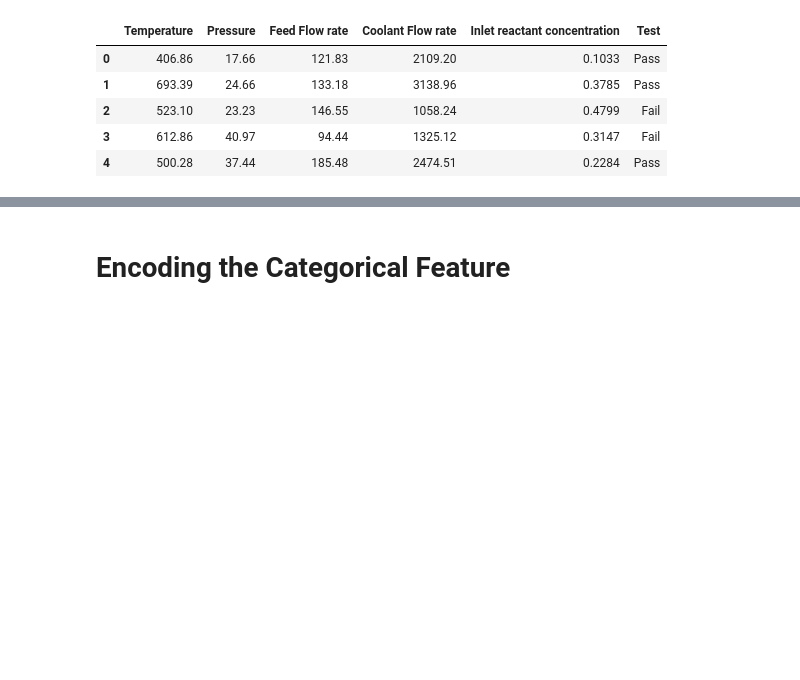
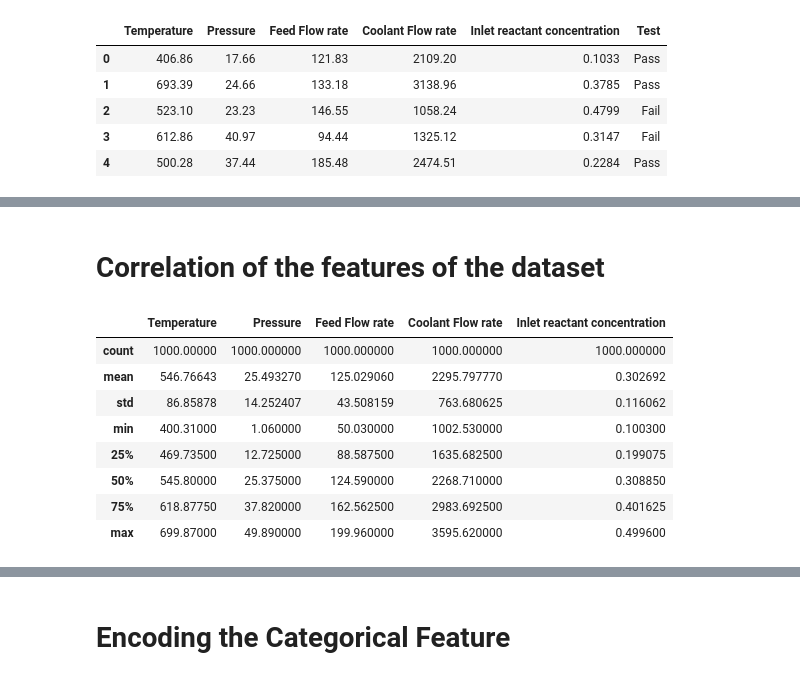
Before and after one commit to Bakli18/MFDS-Project-Question-2, a Jupyter notebook: Question2.ipynb, the cells around one changed output, grey strips where cells are left out. Cells and saved outputs as stored; diff of their text form; code cells hidden in the pictures; blank space fills up the shorter version.

```diff
--- a/Question2.ipynb
+++ b/Question2.ipynb
@@ -23,0 +40,14 @@ y = train['Test']
+# %% [markdown]
+# Correlation of the features of the dataset
+# %%
+train.describe()
+# %% [output]
+|  | Temperature | Pressure | Feed Flow rate | Coolant Flow rate | Inlet reactant concentration |
+| count | 1000.00000 | 1000.000000 | 1000.000000 | 1000.000000 | 1000.000000 |
+| mean | 546.76643 | 25.493270 | 125.029060 | 2295.797770 | 0.302692 |
+| std | 86.85878 | 14.252407 | 43.508159 | 763.680625 | 0.116062 |
+| min | 400.31000 | 1.060000 | 50.030000 | 1002.530000 | 0.100300 |
+| 25% | 469.73500 | 12.725000 | 88.587500 | 1635.682500 | 0.199075 |
+| 50% | 545.80000 | 25.375000 | 124.590000 | 2268.710000 | 0.308850 |
+| 75% | 618.87750 | 37.820000 | 162.562500 | 2983.692500 | 0.401625 |
+| max | 699.87000 | 49.890000 | 199.960000 | 3595.620000 | 0.499600 |
```
Also changed, not shown: parts of 19 cells of this notebook.
